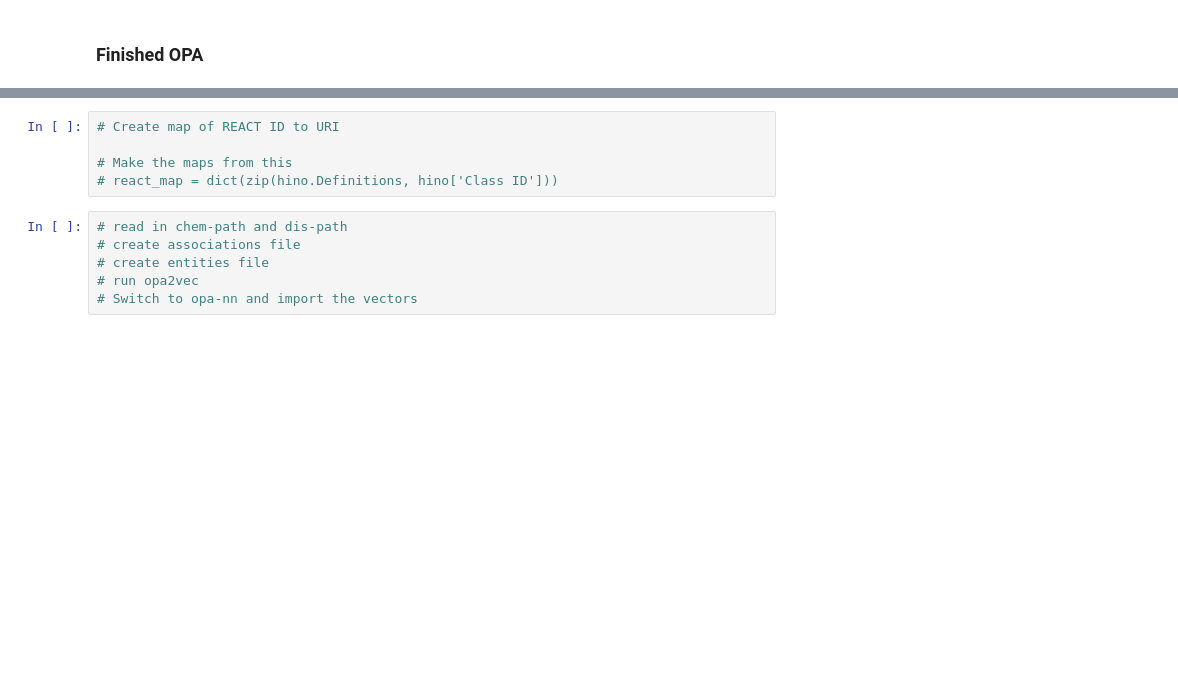
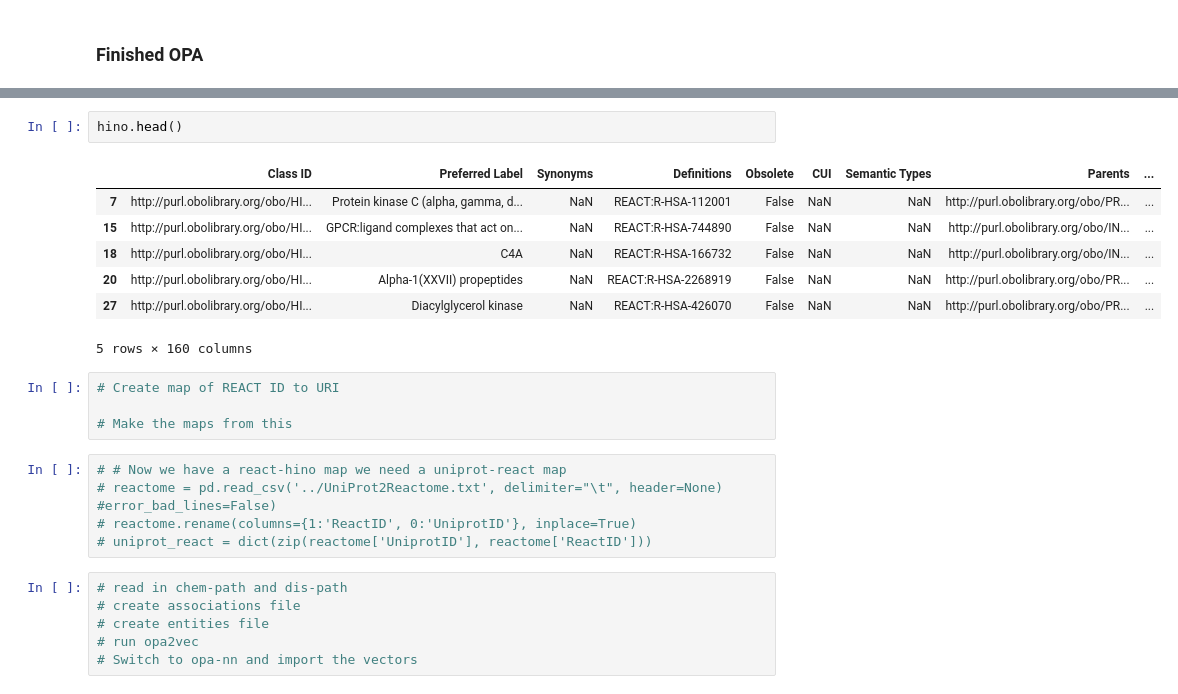
Before and after one commit to colemai/msc-thesis, a Jupyter notebook: opa/hinoVecs.ipynb, the cells around one changed output, grey strips where cells are left out. Saved outputs shown, nothing was run; the diff lists cells and outputs as text; blank space fills up the shorter version.

```diff
--- a/opa/hinoVecs.ipynb
+++ b/opa/hinoVecs.ipynb
@@ -194,8 +333,22 @@ b'Loading of Axioms ...\nLoading 1 of 6 ...\n    1%\n    2%\n    3%\n    4%\n
+# %%
+hino.head()
+# %% [output]
+|  | Class ID | Preferred Label | Synonyms | Definitions | Obsolete | CUI | Semantic Types | Parents | ... |
+| 7 | http://purl.obolibrary.org/obo/HI... | Protein kinase C (alpha, gamma, d... | NaN | REACT:R-HSA-112001 | False | NaN | NaN | http://purl.obolibrary.org/obo/PR... | ... |
+| 15 | http://purl.obolibrary.org/obo/HI... | GPCR:ligand complexes that act on... | NaN | REACT:R-HSA-744890 | False | NaN | NaN | http://purl.obolibrary.org/obo/IN... | ... |
+| 18 | http://purl.obolibrary.org/obo/HI... | C4A | NaN | REACT:R-HSA-166732 | False | NaN | NaN | http://purl.obolibrary.org/obo/IN... | ... |
+| 20 | http://purl.obolibrary.org/obo/HI... | Alpha-1(XXVII) propeptides | NaN | REACT:R-HSA-2268919 | False | NaN | NaN | http://purl.obolibrary.org/obo/PR... | ... |
+| 27 | http://purl.obolibrary.org/obo/HI... | Diacylglycerol kinase | NaN | REACT:R-HSA-426070 | False | NaN | NaN | http://purl.obolibrary.org/obo/PR... | ... |
+5 rows × 160 columns
 # %%
 # Create map of REACT ID to URI
 
 # Make the maps from this
-# react_map = dict(zip(hino.Definitions, hino['Class ID']))
+# %%
+# # Now we have a react-hino map we need a uniprot-react map
+# reactome = pd.read_csv('../UniProt2Reactome.txt', delimiter="\t", header=None) #error_bad_lines=False)
+# reactome.rename(columns={1:'ReactID', 0:'UniprotID'}, inplace=True)
+# uniprot_react = dict(zip(reactome['UniprotID'], reactome['ReactID']))
 # %%
 # read in chem-path and dis-path
 # create associations file
```
Also changed, not shown: parts of 13 cells of this notebook, 4 other files.
